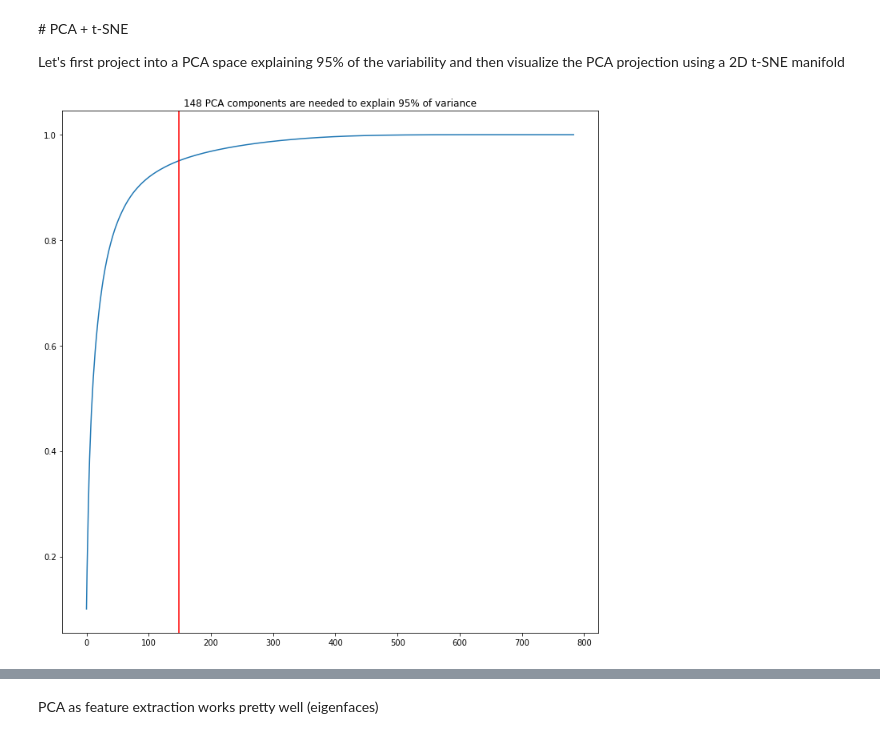
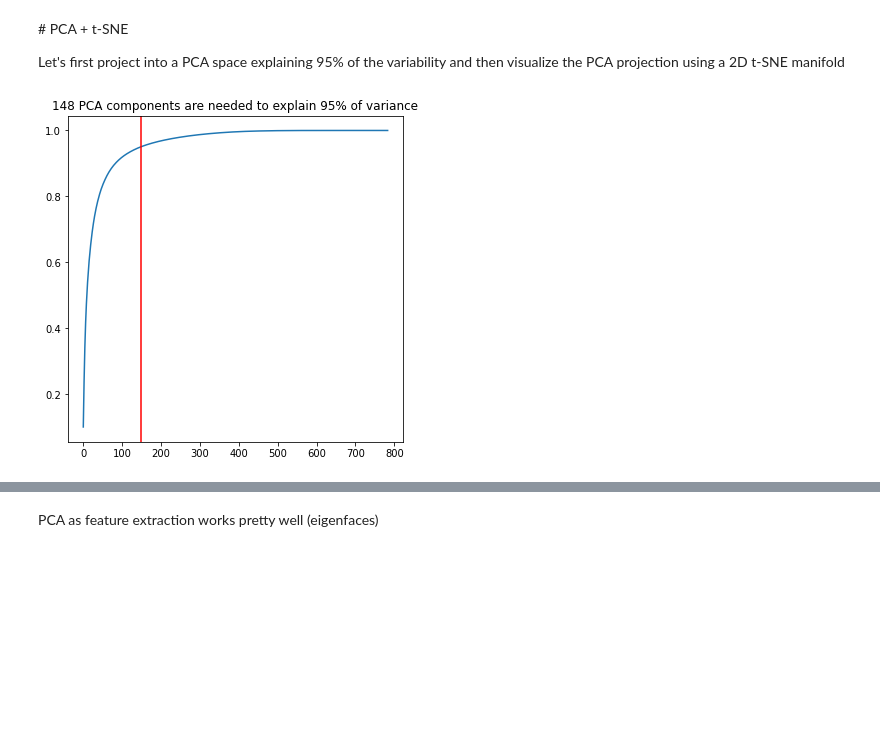
Before and after one commit to raulbenitez/IWANN21, a Jupyter notebook: MNIST_data_exploration.ipynb, the cells around one changed output, grey strips where cells are left out. Saved outputs shown, nothing was run; the diff lists cells and outputs as text; code cells hidden in the pictures; blank space fills up the shorter version.

```diff
--- a/MNIST_data_exploration.ipynb
+++ b/MNIST_data_exploration.ipynb
@@ -103,20 +107,20 @@ Let's first project into a PCA space explaining 95% of the variability and then
 # %%
 pca_full = PCA(n_components=test.shape[1])
 pca_full.fit(test)
 
 cummulative_variance = pca_full.explained_variance_ratio_.cumsum()
 
 # Find number of components needed to explain 95% of variance:
 ind= np.argwhere(cummulative_variance>0.95)
 Ncomponents_95 = ind[0].item()
 
-fig = plt.figure(figsize=(7,7))
+fig = plt.figure(figsize=(6,6))
 plt.plot(cummulative_variance)
 plt.axvline(Ncomponents_95,c='r')
 plt.title('{} PCA components are needed to explain 95% of variance'.format(Ncomponents_95))
 plt.show()
 # %% [output]
-[figure, old version]
+[figure, new version]
 # %%
 pca95 = PCA(n_components=Ncomponents_95)
 pca95_proj = pca95.fit_transform(test)
```
Also changed, not shown: parts of 13 cells of this notebook.
